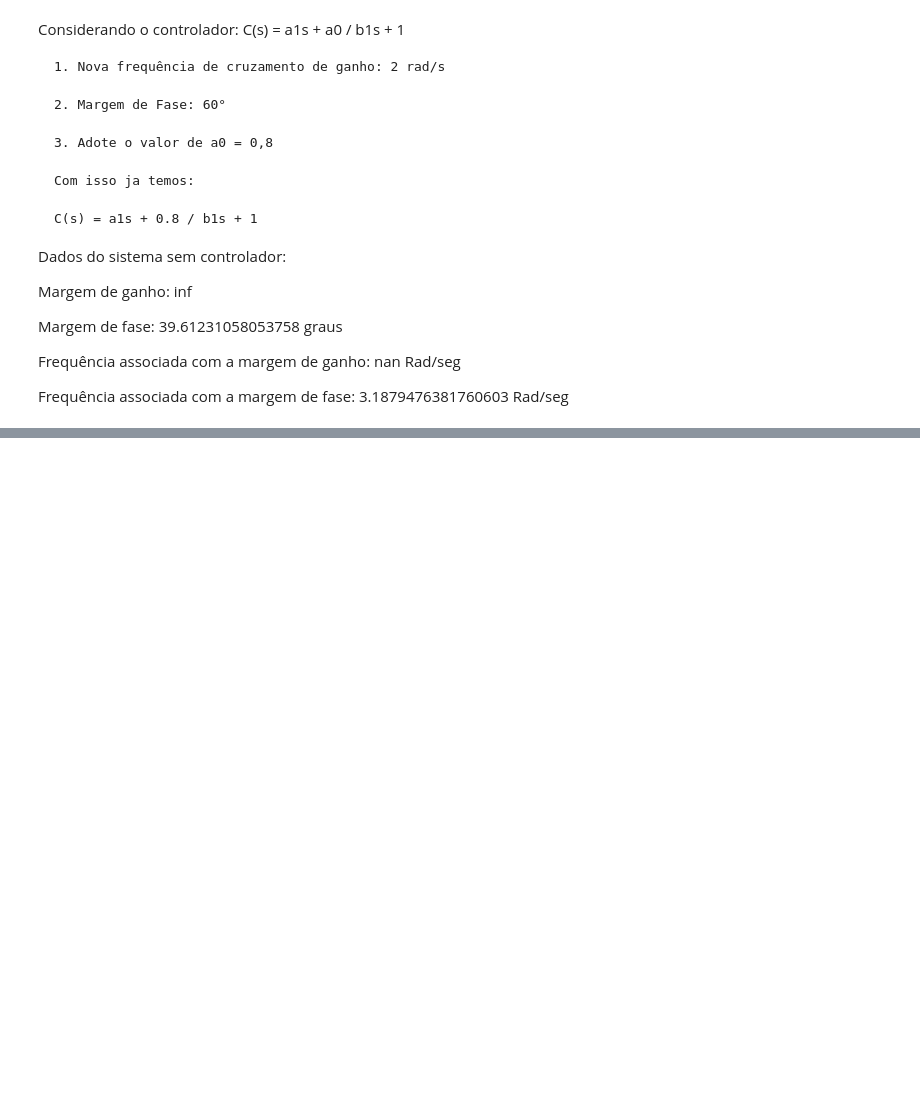
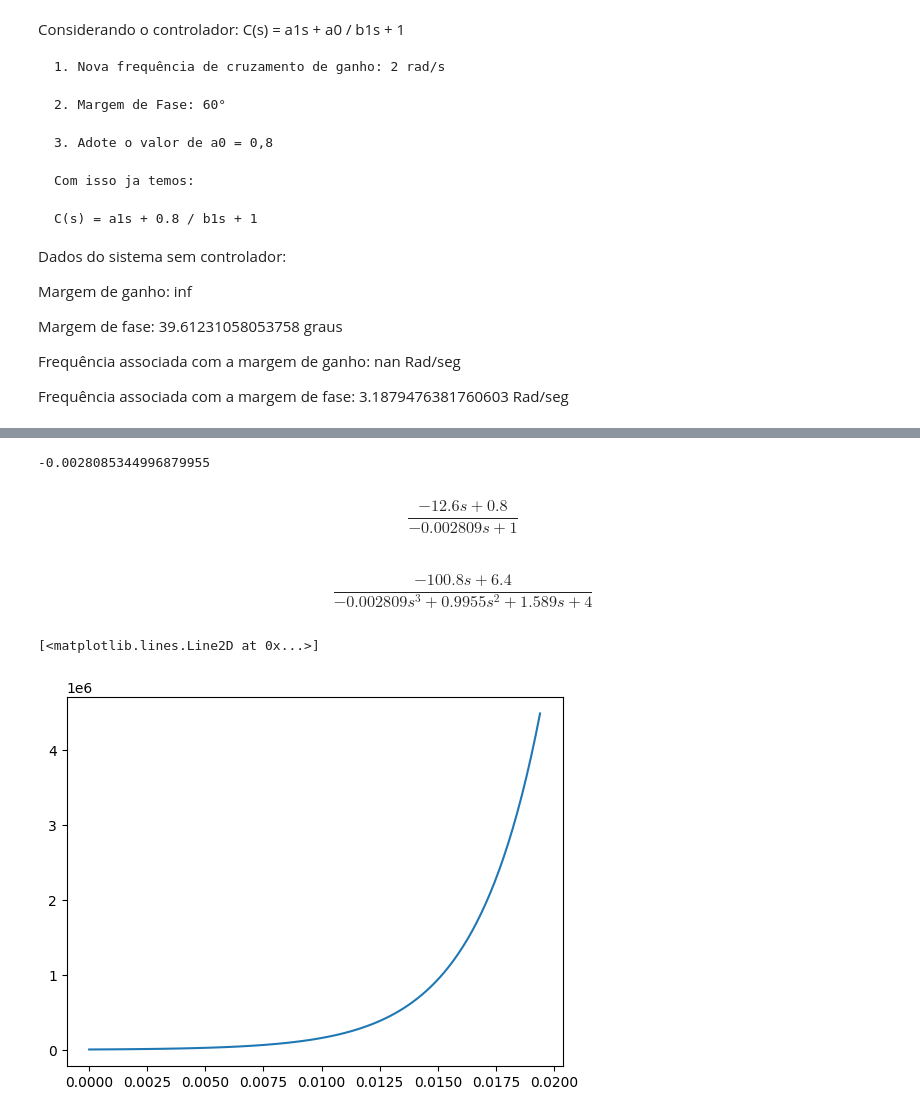
Before and after one commit to JoaoYukio/PCO119, a Jupyter notebook: Atividade 5/Atividade5.ipynb, the cells around one changed output, grey strips where cells are left out. Saved outputs shown, nothing was run; the diff lists cells and outputs as text; code cells hidden in the pictures; blank space fills up the shorter version.

```diff
--- a/Atividade 5/Atividade5.ipynb
+++ b/Atividade 5/Atividade5.ipynb
@@ -140,0 +185,17 @@ Frequência associada com a margem de fase:  3.1879476381760603 Rad/seg
+# %%
+#Calculando b1
+b_1 = (cos(phi*(pi/180)) - a0*abs(magJW))/(phase * (180 / 3.14159265)*sin(phi*(pi/180)))
+b_1 = b_1[0]
+b_1
+# %% [output]
+-0.0028085344996879955
+# %%
+Cav = control.tf([a_1, a0], [b_1, 1])
+Cav
+# %% [output]
+$$\frac{-12.6 s + 0.8}{-0.002809 s + 1}$$
+# %%
+SisCont = control.series(Gs, Cav)
+SisCont
+# %% [output]
+$$\frac{-100.8 s + 6.4}{-0.002809 s^3 + 0.9955 s^2 + 1.589 s + 4}$$
@@ -140,0 +204,7 @@ Frequência associada com a margem de fase:  3.1879476381760603 Rad/seg
+# %%
+yout1, T1 = control.step_response(SisCont)
+# %%
+plt.plot(yout1, T1)
+# %% [output]
+[<matplotlib.lines.Line2D at 0x...>]
+[figure, added]
```
Also changed, not shown: parts of 10 cells of this notebook.
